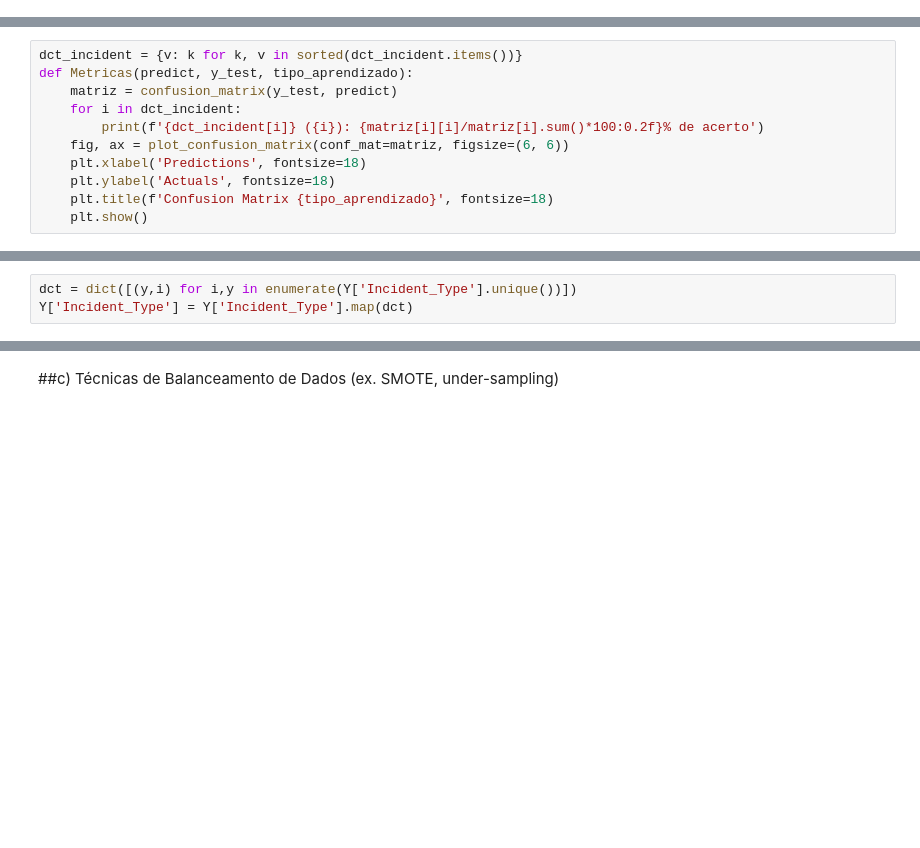
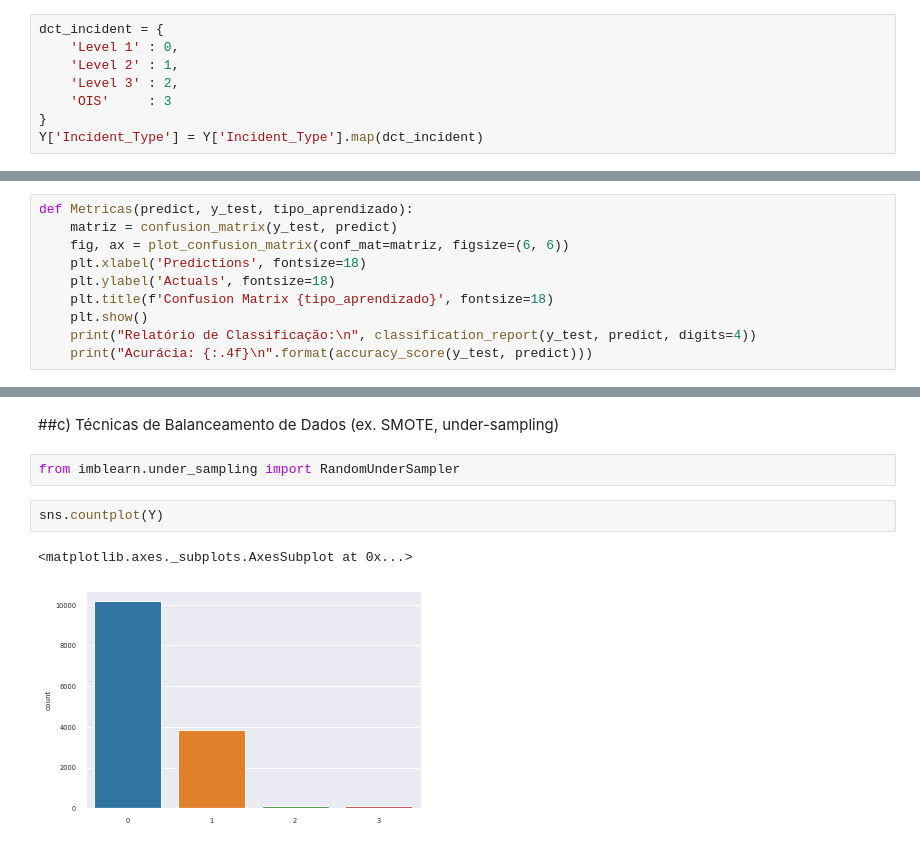
Before and after one commit to 0xFAB10/Data-Analysis-Exercises, a Jupyter notebook: Data_Analyses_Estudo_de_caso_da_policia_de_Seattle.ipynb, the cells around one changed output, grey strips where cells are left out. Drawn from its saved outputs; the diff is of its cells as text; blank space fills up the shorter version.

```diff
--- a/Data_Analyses_Estudo_de_caso_da_policia_de_Seattle.ipynb
+++ b/Data_Analyses_Estudo_de_caso_da_policia_de_Seattle.ipynb
@@ -485,0 +488,8 @@ Y['Incident_Type'] = Y['Incident_Type'].map(dct_incident)
+# %%
+dct_incident = {
+    'Level 1' : 0,
+    'Level 2' : 1,
+    'Level 3' : 2,
+    'OIS'     : 3
+}
+Y['Incident_Type'] = Y['Incident_Type'].map(dct_incident)
@@ -494,16 +510,15 @@ x_train, x_test, y_train, y_test = train_test_split(X,Y, test_size=0.25)
 # %% [markdown]
 ##Construção de Métricas
 # %%
-dct_incident = {v: k for k, v in sorted(dct_incident.items())}
 def Metricas(predict, y_test, tipo_aprendizado):
     matriz = confusion_matrix(y_test, predict)
-    for i in dct_incident:
-        print(f'{dct_incident[i]} ({i}): {matriz[i][i]/matriz[i].sum()*100:0.2f}% de acerto')
     fig, ax = plot_confusion_matrix(conf_mat=matriz, figsize=(6, 6))
     plt.xlabel('Predictions', fontsize=18)
     plt.ylabel('Actuals', fontsize=18)
     plt.title(f'Confusion Matrix {tipo_aprendizado}', fontsize=18)
     plt.show()
+    print("Relatório de Classificação:\n", classification_report(y_test, predict, digits=4))
+    print("Acurácia: {:.4f}\n".format(accuracy_score(y_test, predict)))
 # %% [markdown]
 ##Logistic Regression
 # %%
@@ -610,6 +661,3 @@ Try using .loc[row_indexer,col_indexer] = value instead
 
 See the caveats in the documentation: https://pandas.pydata.org/pandas-docs/stable/user_guide/indexing.html#returning-a-view-versus-a-copy
   This is separate from the ipykernel package so we can avoid doing imports until
-# %%
-dct = dict([(y,i) for i,y in enumerate(Y['Incident_Type'].unique())])
-Y['Incident_Type'] = Y['Incident_Type'].map(dct)
@@ -651,2 +711,9 @@ OIS (2): 32.43 % de acerto
 # %% [markdown]
 ##c) Técnicas de Balanceamento de Dados (ex. SMOTE, under-sampling)
+# %%
+from imblearn.under_sampling import RandomUnderSampler
+# %%
+sns.countplot(Y)
+# %% [output]
+<matplotlib.axes._subplots.AxesSubplot at 0x...>
+[figure, added]
```
Also changed, not shown: parts of 19 cells of this notebook.
